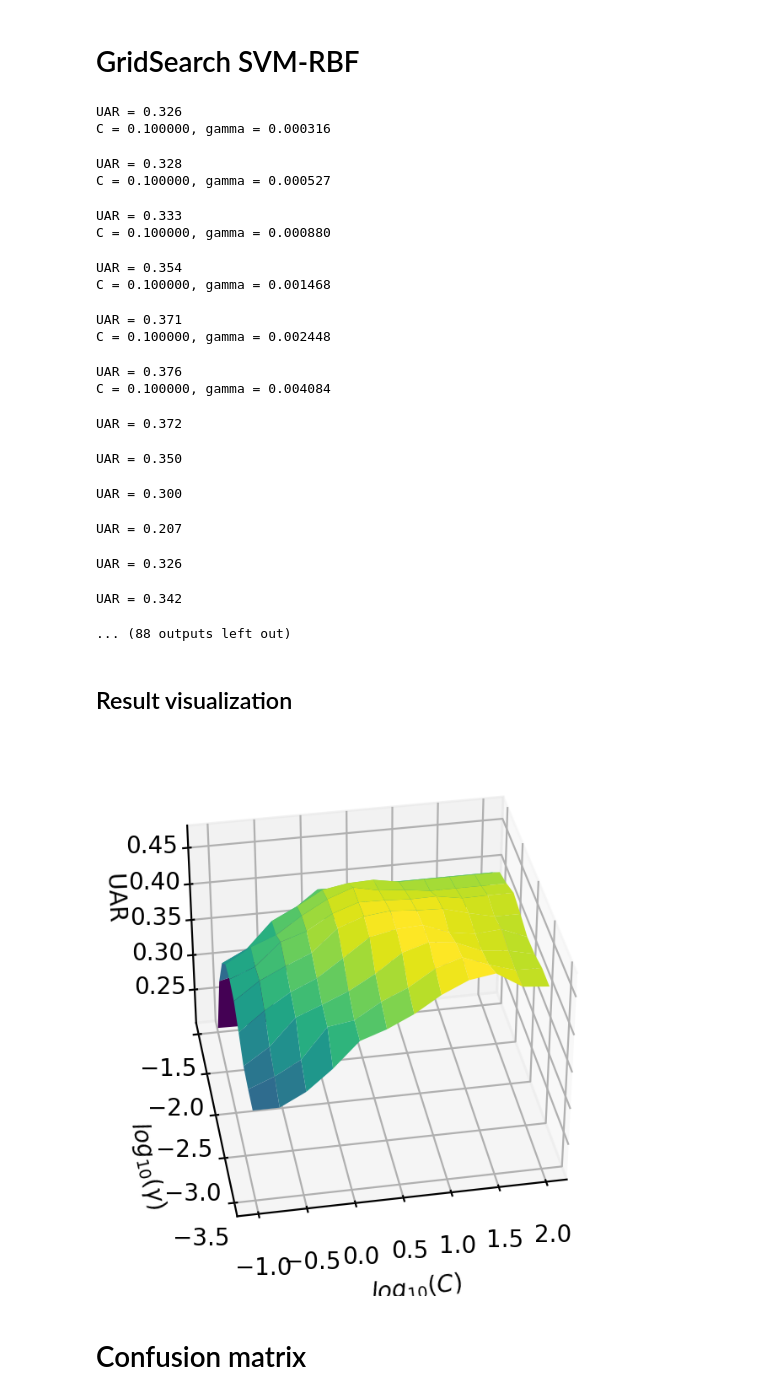
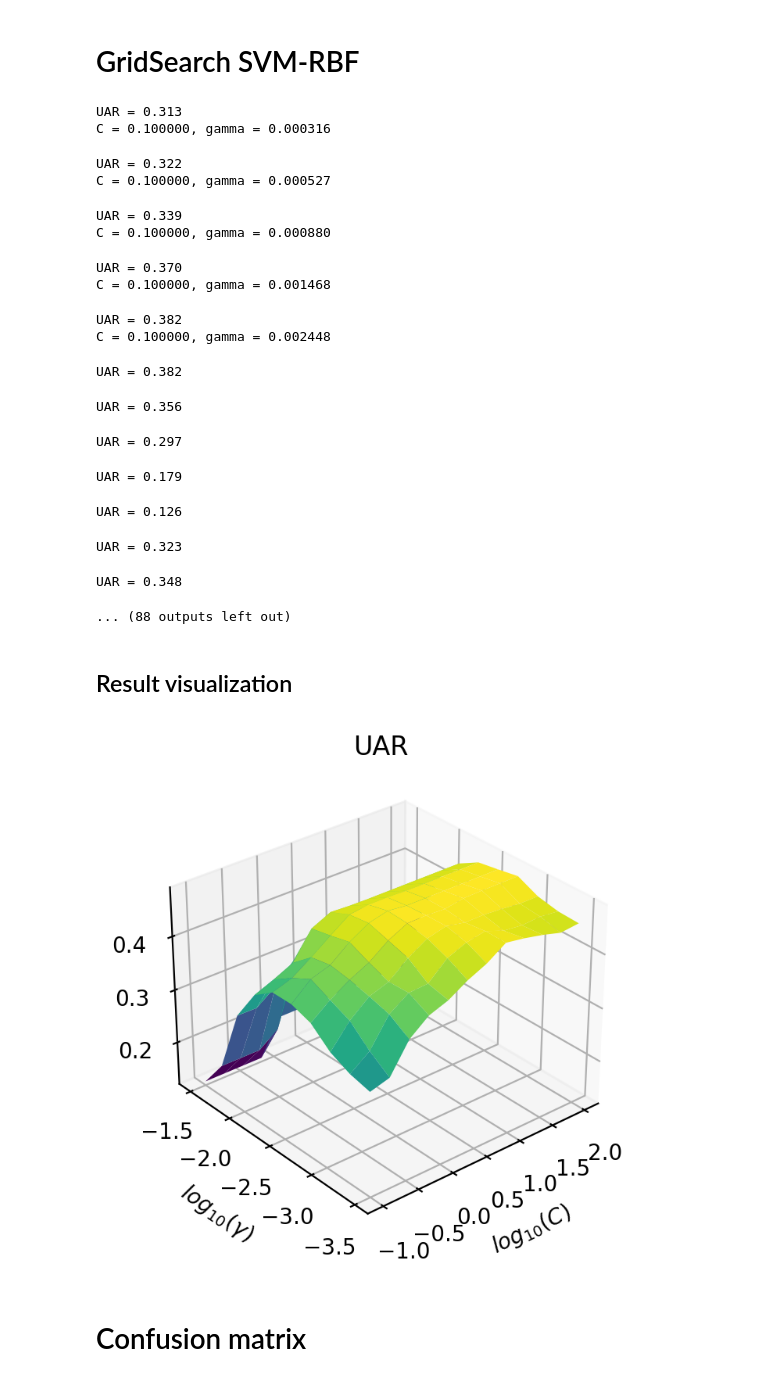
Before and after one commit to vortex2894/speech-emotion-recognition-system, a Jupyter notebook: SER-SVM-RBF-MFCC.ipynb, the cells around one changed output. Drawn from its saved outputs; the diff is of its cells as text; code cells hidden in the pictures.

```diff
--- a/SER-SVM-RBF-MFCC.ipynb
+++ b/SER-SVM-RBF-MFCC.ipynb
@@ -16,6 +16,9 @@ import model_training
 # %%
 # run this function if you need to generate a csv data set from scratch
 # data_loader.generate_csv_dataset()
-data_loader.generate_csv_dataset(use_vad=False, use_delta_mfcc=True)
+X, y, ID = data_loader.load_dataset(should_generate_dataset=True,
+                                    use_vad=False,
+                                    use_delta_mfcc=False,
+                                    use_delta_delta_mfcc=True)
 # %% [output]
 {'ravdess': True, 'ravdess_speech': False, 'ravdess_song': False, 'tess': False}
@@ -54,9 +69,17 @@ ID.shape =  (1440, 1)
 #                                     y_path='data/y_labels_4096.csv',
 #                                     ID_path='data/IDs_4096.csv')
 
-X, y, ID = data_loader.load_dataset(X_path='data/feature_mfcc_delta_nfft_8192.csv',
-                                    y_path='data/y_labels.csv',
-                                    ID_path='data/IDs.csv')
+# X, y, ID = data_loader.load_dataset(X_path='data/feature_mfcc_delta_nfft_8192.csv',
+#                                     y_path='data/y_labels.csv',
+#                                     ID_path='data/IDs.csv')
+
+X, y, ID = data_loader.load_dataset(X_path='data/2023-11-08/feature_mfcc_34_delta_delta_nfft_8192.csv',
+                                    y_path='data/2023-11-08/y_labels_feature_34_mfcc_delta_delta_nfft_8192.csv',
+                                    ID_path='data/2023-11-08/IDs_feature_mfcc_34_delta_delta_nfft_8192.csv')
+
+# X, y, ID = data_loader.load_dataset(X_path='data/2023-11-08/feature_mfcc_34_delta_delta_nfft_16384.csv',
+#                                     y_path='data/2023-11-08/y_labels_feature_34_mfcc_delta_delta_nfft_16384.csv',
+#                                     ID_path='data/2023-11-08/IDs_feature_mfcc_34_delta_delta_nfft_16384.csv')
 
 # ID['0'].unique()    # actors
 group_members= data_loader.get_k_fold_group_member()
@@ -109,48 +132,48 @@ for i in range(len(C)):
 
 print(f'UAR_best = {UAR_best:.3f}, C_best = {C_best:.6f}, gamma_best = {gamma_best:.6f}')
 # %% [output]
-UAR = 0.326
+UAR = 0.313
 C = 0.100000, gamma = 0.000316
-UAR = 0.328
+UAR = 0.322
 C = 0.100000, gamma = 0.000527
-UAR = 0.333
+UAR = 0.339
 C = 0.100000, gamma = 0.000880
-UAR = 0.354
+UAR = 0.370
 C = 0.100000, gamma = 0.001468
-UAR = 0.371
+UAR = 0.382
 C = 0.100000, gamma = 0.002448
-UAR = 0.376
-C = 0.100000, gamma = 0.004084
+UAR = 0.382
-UAR = 0.372
+UAR = 0.356
-UAR = 0.350
+UAR = 0.297
-UAR = 0.300
+UAR = 0.179
-UAR = 0.207
+UAR = 0.126
-UAR = 0.326
+UAR = 0.323
-UAR = 0.342
+UAR = 0.348
 ... (88 outputs left out)
 # %% [markdown]
 ## Result visualization
 # %%
 fig = plt.figure(dpi=200)
+# fig = plt.figure(figsize=(10,10))
 ax = plt.axes(projection='3d')
 
 log_g, log_C = np.meshgrid(np.log10(gamma),np.log10(C))
 
 # ax.plot_surface(np.log10(C), np.log10(gamma), UAR_surf, rstride=1, cstride=1,
 #                 cmap='viridis', edgecolor='none')
 ax.plot_surface(log_C, log_g, UAR_surf, rstride=1, cstride=1, cmap='viridis', edgecolor='none')
 # ax.scatter(log_C, log_g, UAR_surf, c=UAR_surf, cmap='viridis', linewidth=0.5)
 # ax.bar3d(np.log10(C), np.log10(gamma), UAR_surf,dx=1, dy=1, dz=1)
 ax.set_xlabel('$log_{10}(C)$')
 ax.set_ylabel('$log_{10}(\gamma)$')
-# ax.set_title('UAR')
+ax.set_title('UAR')
 ax.set_zlabel('$\mathrm{UAR}$')
-ax.view_init(35, 260)
+ax.view_init(30, 230)
 # plt.show()
-# image_path = "Doc/figures/UAR_svm_rbf_4096.jpg"
-# fig.savefig(image_path, format='jpg', dpi=200, bbox_inches='tight', pad_inches=0.2)
+# image_path = "Doc/figures/UAR_svm_rbf_8192.jpg"
+# fig.savefig(image_path, format='jpg', dpi=220, bbox_inches='tight', pad_inches=0.2)
 # %% [output]
-[figure, old version]
+[figure, new version]
 # %% [markdown]
 # Confusion matrix
 # %%
```
Also changed, not shown: parts of 3 cells of this notebook, 10 other files.
